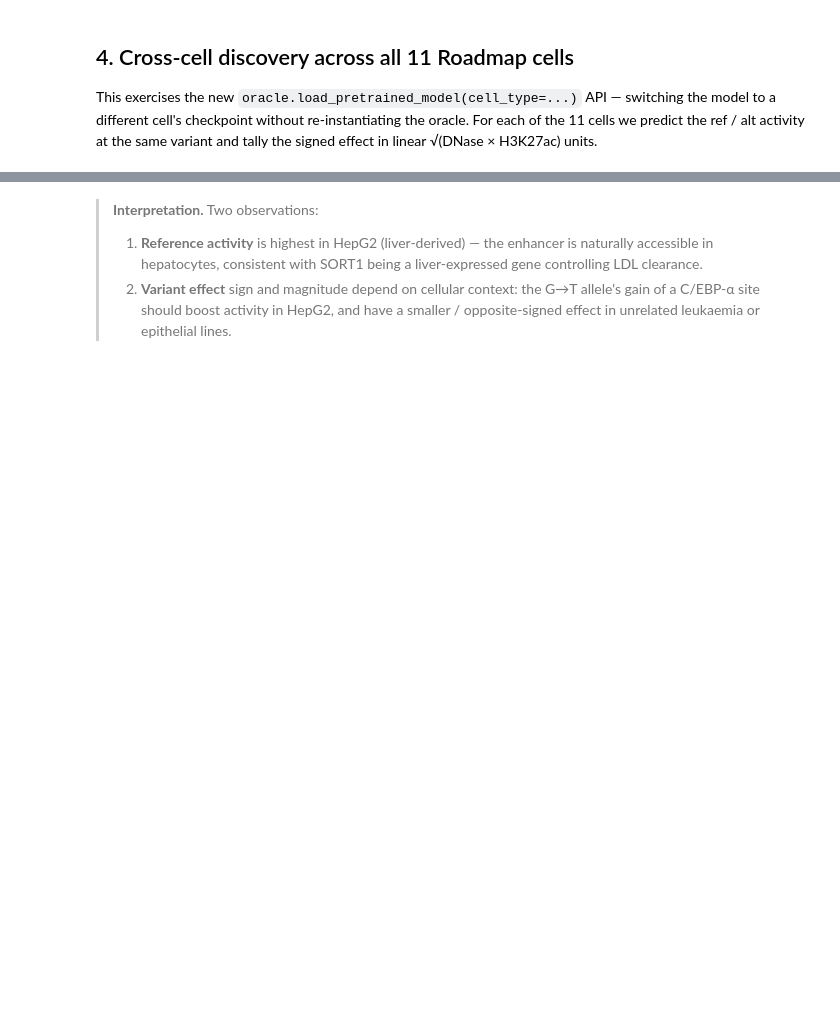
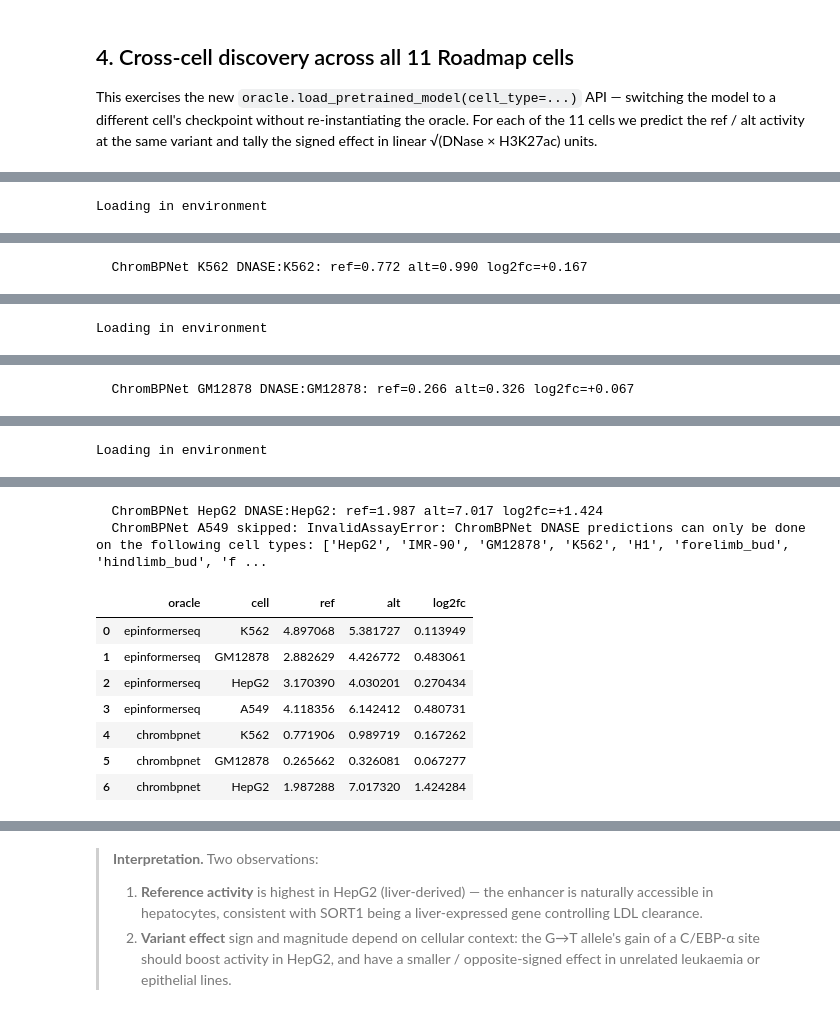
Before and after one commit to pinellolab/chorus, a Jupyter notebook: examples/notebooks/epinformerseq_testing.ipynb, the cells around one changed output, grey strips where cells are left out. Cells and saved outputs as stored; diff of their text form; code cells hidden in the pictures; blank space fills up the shorter version.

```diff
--- a/examples/notebooks/epinformerseq_testing.ipynb
+++ b/examples/notebooks/epinformerseq_testing.ipynb
@@ -283,0 +403,49 @@ plt.show()
+# %%
+# ChromBPNet DNase per cell — central-256-bp max signal as the scalar to compare.
+import numpy as np
+CROSS_CELLS = ['K562', 'GM12878', 'HepG2', 'A549']
+cross_rows = []
+
+# (a) EPI-seq DNase effect — already in df from § 4.
+for ct in CROSS_CELLS:
+    r = df.loc[ct, 'ref_dnase']
+    a = df.loc[ct, 'alt_dnase']
+    cross_rows.append({'oracle': 'epinformerseq', 'cell': ct,
+                       'ref': r, 'alt': a,
+                       'log2fc': float(np.log2((a + 1.0) / (r + 1.0)))})
+
+# (b) ChromBPNet DNase per cell.
+cbp = chorus.create_oracle('chrombpnet', use_environment=True,
+                           reference_fasta=str(genome_path))
+for ct in CROSS_CELLS:
+    try:
+        cbp.load_pretrained_model(assay='DNASE', cell_type=ct, fold=0)
+        ve = cbp.predict_variant_effect(
+            genomic_region=f'chr1:{VARIANT_POS - 1057}-{VARIANT_POS + 1057}',
+            variant_position=f'chr1:{VARIANT_POS}',
+            alleles=['G', 'T'],
+            assay_ids=None,
+        )
+        ref_pred = ve['predictions']['reference']
+        alt_pred = ve['predictions']['alt_1']
+        # Pick the bias-corrected DNase track (one per call); aggregate the
+        # central 256 bp as max signal to match EPI-seq's scalar convention.
+        for tid, ref_track in ref_pred.items():
+            ref_vals = np.asarray(ref_track.values, dtype=np.float32)
+            alt_vals = np.asarray(alt_pred[tid].values, dtype=np.float32)
+            mid = len(ref_vals) // 2
+            half = 128
+            ref_max = float(ref_vals[mid - half:mid + half].max())
+            alt_max = float(alt_vals[mid - half:mid + half].max())
+            cross_rows.append({'oracle': 'chrombpnet', 'cell': ct,
+                               'ref': ref_max, 'alt': alt_max,
+                               'log2fc': float(np.log2((alt_max + 1.0) / (ref_max + 1.0)))})
+            print(f'  ChromBPNet {ct} {tid}: ref={ref_max:.3f} alt={alt_max:.3f} '
+                  f'log2fc={cross_rows[-1]["log2fc"]:+.3f}')
+            break  # one (bias-corrected) track per cell
+    except Exception as exc:
+        print(f'  ChromBPNet {ct} skipped: {type(exc).__name__}: {exc}')
+
+cross_cbp = pd.DataFrame(cross_rows)
+cross_cbp[cross_cbp['oracle'].isin(['epinformerseq', 'chrombpnet'])]
+# %% [output]
@@ -283,0 +459 @@ plt.show()
+Loading in environment
@@ -283,0 +461 @@ plt.show()
+  ChromBPNet K562 DNASE:K562: ref=0.772 alt=0.990 log2fc=+0.167
@@ -283,0 +467 @@ plt.show()
+Loading in environment
@@ -283,0 +469 @@ plt.show()
+  ChromBPNet GM12878 DNASE:GM12878: ref=0.266 alt=0.326 log2fc=+0.067
@@ -283,0 +475 @@ plt.show()
+Loading in environment
@@ -283,0 +477,10 @@ plt.show()
+  ChromBPNet HepG2 DNASE:HepG2: ref=1.987 alt=7.017 log2fc=+1.424
+  ChromBPNet A549 skipped: InvalidAssayError: ChromBPNet DNASE predictions can only be done on the following cell types: ['HepG2', 'IMR-90', 'GM12878', 'K562', 'H1', 'forelimb_bud', 'hindlimb_bud', 'f ...
+|  | oracle | cell | ref | alt | log2fc |
+| 0 | epinformerseq | K562 | 4.897068 | 5.381727 | 0.113949 |
+| 1 | epinformerseq | GM12878 | 2.882629 | 4.426772 | 0.483061 |
+| 2 | epinformerseq | HepG2 | 3.170390 | 4.030201 | 0.270434 |
+| 3 | epinformerseq | A549 | 4.118356 | 6.142412 | 0.480731 |
+| 4 | chrombpnet | K562 | 0.771906 | 0.989719 | 0.167262 |
+| 5 | chrombpnet | GM12878 | 0.265662 | 0.326081 | 0.067277 |
+| 6 | chrombpnet | HepG2 | 1.987288 | 7.017320 | 1.424284 |
```
Also changed, not shown: parts of 14 cells of this notebook, 1 other file.
